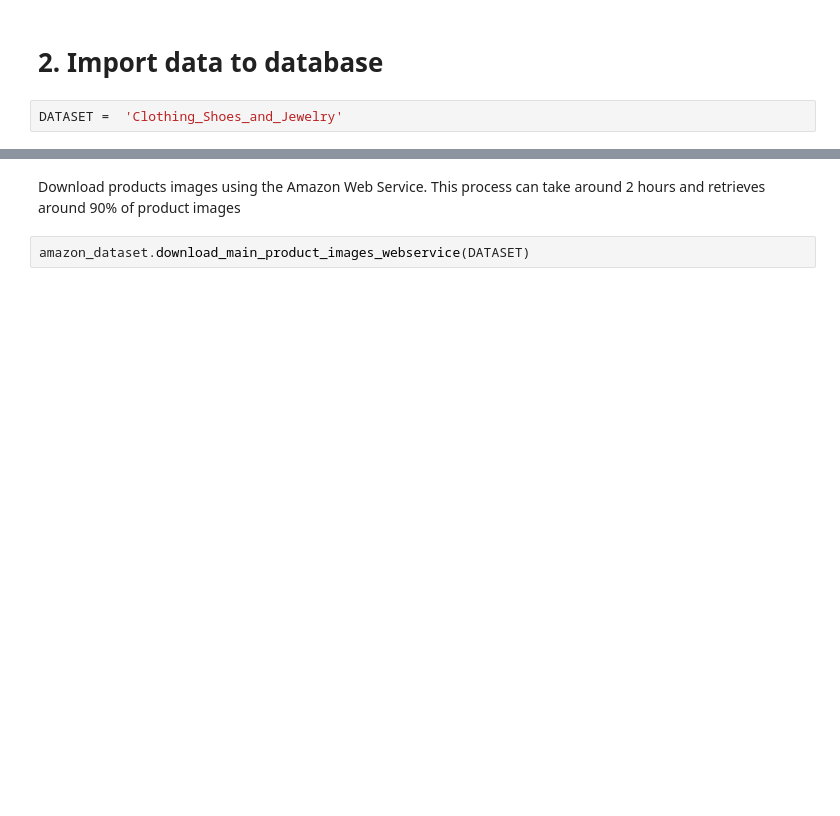
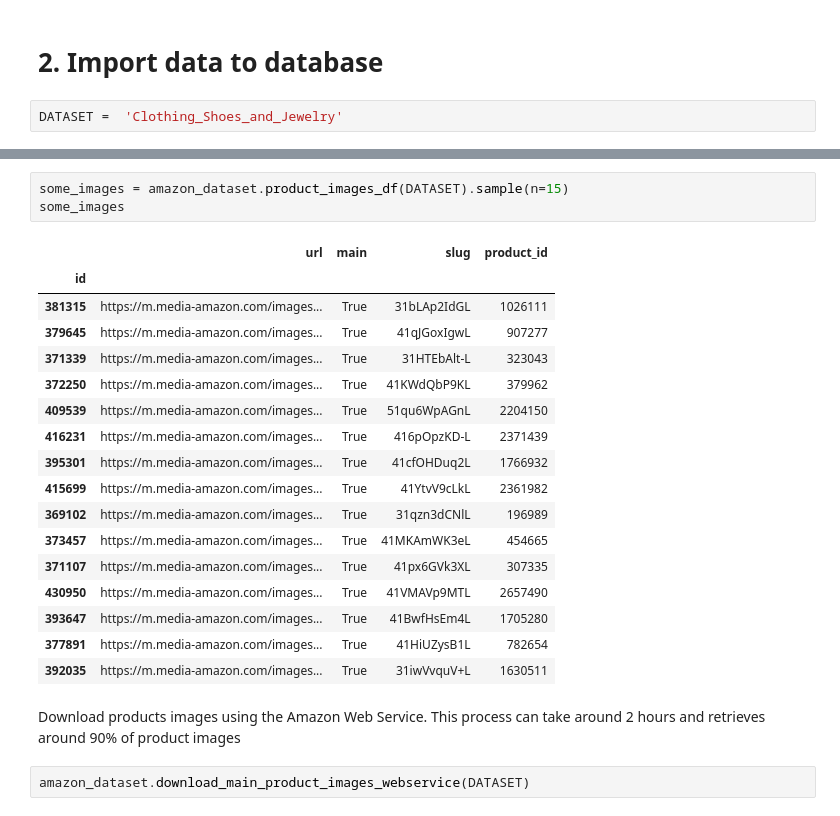
Before and after one commit to igui/Align-MacridVAE-data, a Jupyter notebook: download_amazon_data.ipynb, the cells around one changed output, grey strips where cells are left out. Cells and saved outputs as stored; diff of their text form; blank space fills up the shorter version.

```diff
--- a/download_amazon_data.ipynb
+++ b/download_amazon_data.ipynb
@@ -85,3 +107,24 @@ amazon_dataset.product_images_df(DATASET)
+# %%
+some_images = amazon_dataset.product_images_df(DATASET).sample(n=15)
+some_images
+# %% [output]
+|  | url | main | slug | product_id |
+| id |  |  |  |  |
+| 381315 | https://m.media-amazon.com/images... | True | 31bLAp2IdGL | 1026111 |
+| 379645 | https://m.media-amazon.com/images... | True | 41qJGoxIgwL | 907277 |
+| 371339 | https://m.media-amazon.com/images... | True | 31HTEbAlt-L | 323043 |
+| 372250 | https://m.media-amazon.com/images... | True | 41KWdQbP9KL | 379962 |
+| 409539 | https://m.media-amazon.com/images... | True | 51qu6WpAGnL | 2204150 |
+| 416231 | https://m.media-amazon.com/images... | True | 416pOpzKD-L | 2371439 |
+| 395301 | https://m.media-amazon.com/images... | True | 41cfOHDuq2L | 1766932 |
+| 415699 | https://m.media-amazon.com/images... | True | 41YtvV9cLkL | 2361982 |
+| 369102 | https://m.media-amazon.com/images... | True | 31qzn3dCNlL | 196989 |
+| 373457 | https://m.media-amazon.com/images... | True | 41MKAmWK3eL | 454665 |
+| 371107 | https://m.media-amazon.com/images... | True | 41px6GVk3XL | 307335 |
+| 430950 | https://m.media-amazon.com/images... | True | 41VMAVp9MTL | 2657490 |
+| 393647 | https://m.media-amazon.com/images... | True | 41BwfHsEm4L | 1705280 |
+| 377891 | https://m.media-amazon.com/images... | True | 41HiUZysB1L | 782654 |
+| 392035 | https://m.media-amazon.com/images... | True | 31iwVvquV+L | 1630511 |
 # %% [markdown]
 Download products images using the Amazon Web Service.
 This process can take around 2 hours and retrieves around 90% of product images
```
Also changed, not shown: parts of 8 cells of this notebook, 8 other files.
